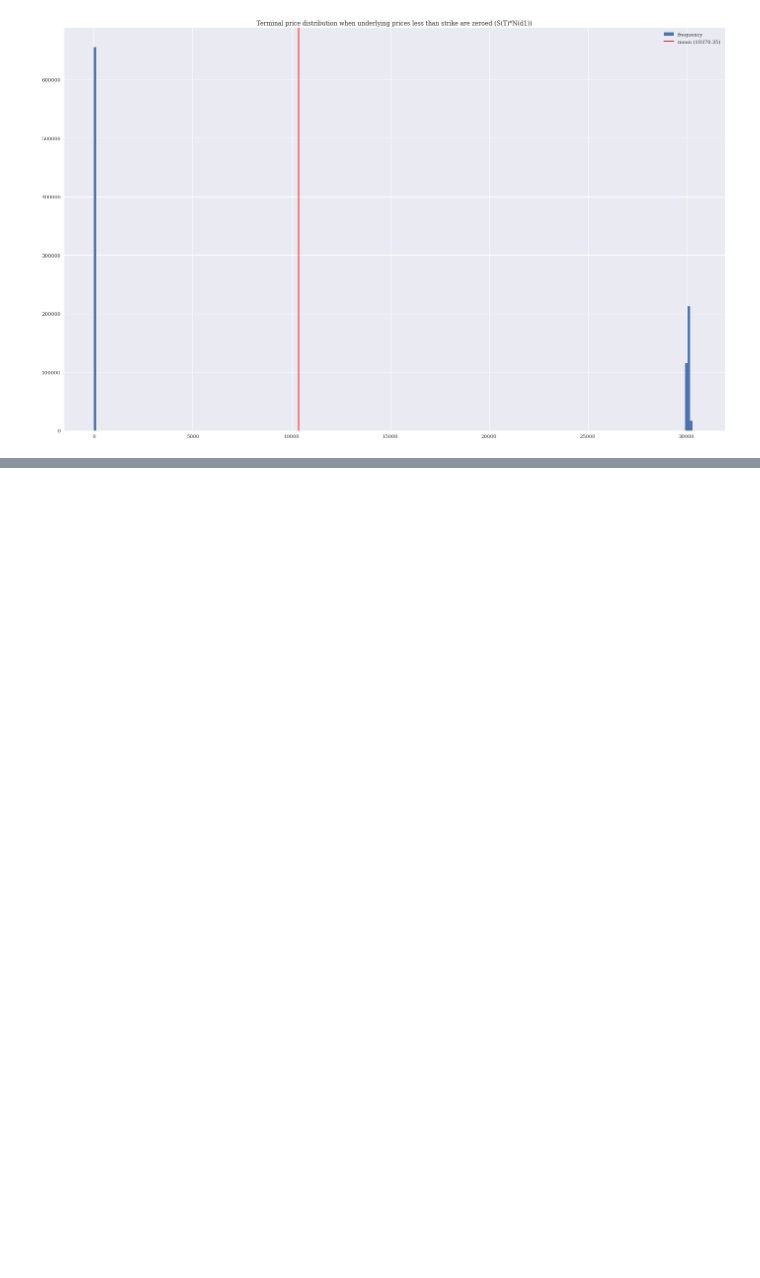
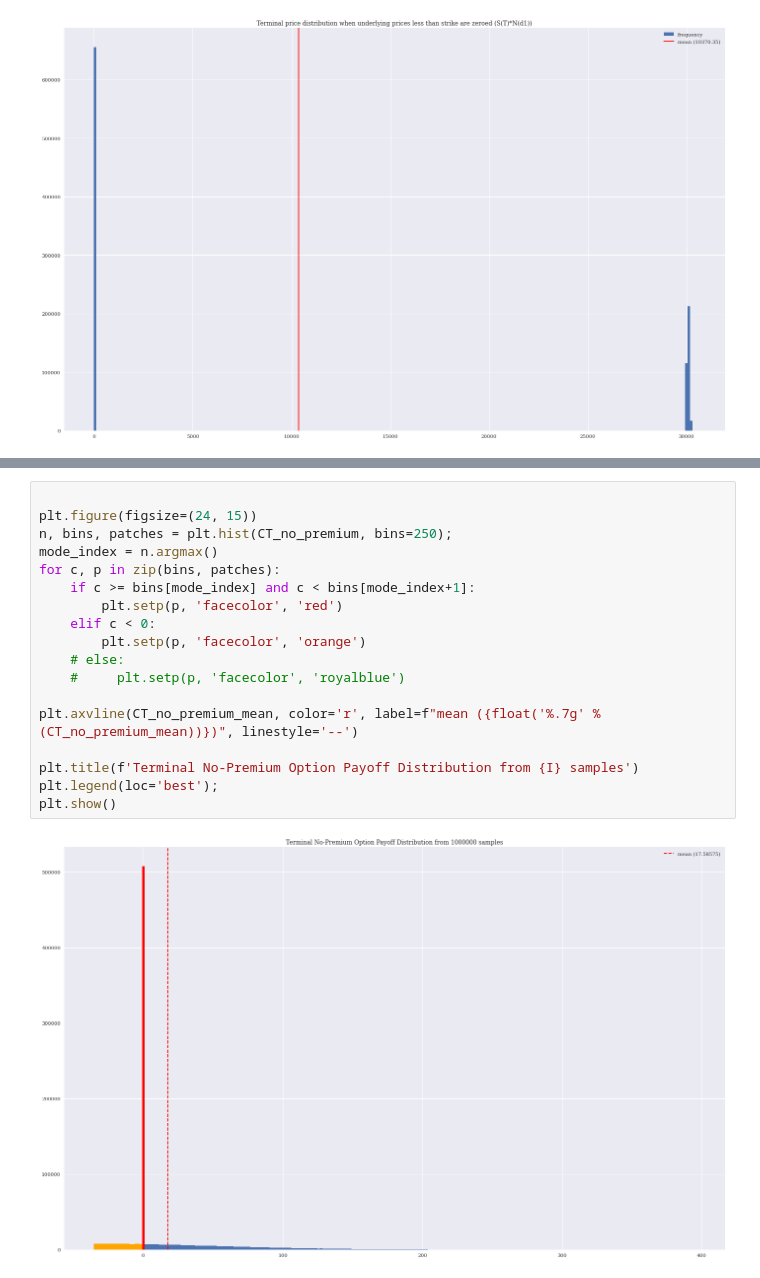
Before and after one commit to sebastienverreault/option_risk_analysis2, a Jupyter notebook: normal_out_money_simulation.ipynb, the cells around one changed output, grey strips where cells are left out. Saved outputs shown, nothing was run; the diff lists cells and outputs as text; blank space fills up the shorter version.

```diff
--- a/normal_out_money_simulation.ipynb
+++ b/normal_out_money_simulation.ipynb
@@ -416,0 +498,20 @@ ST
+# %%
+
+plt.figure(figsize=(24, 15))
+n, bins, patches = plt.hist(CT_no_premium, bins=250);
+mode_index = n.argmax()
+for c, p in zip(bins, patches):
+    if c >= bins[mode_index] and c < bins[mode_index+1]:
+        plt.setp(p, 'facecolor', 'red')
+    elif c < 0:
+        plt.setp(p, 'facecolor', 'orange')
+    # else:
+    #     plt.setp(p, 'facecolor', 'royalblue')
+
+plt.axvline(CT_no_premium_mean, color='r', label=f"mean ({float('%.7g' % (CT_no_premium_mean))})", linestyle='--')
+
+plt.title(f'Terminal No-Premium Option Payoff Distribution from {I} samples')
+plt.legend(loc='best');
+plt.show()
+# %% [output]
+[figure, added]
```
Also changed, not shown: parts of 4 cells of this notebook.
